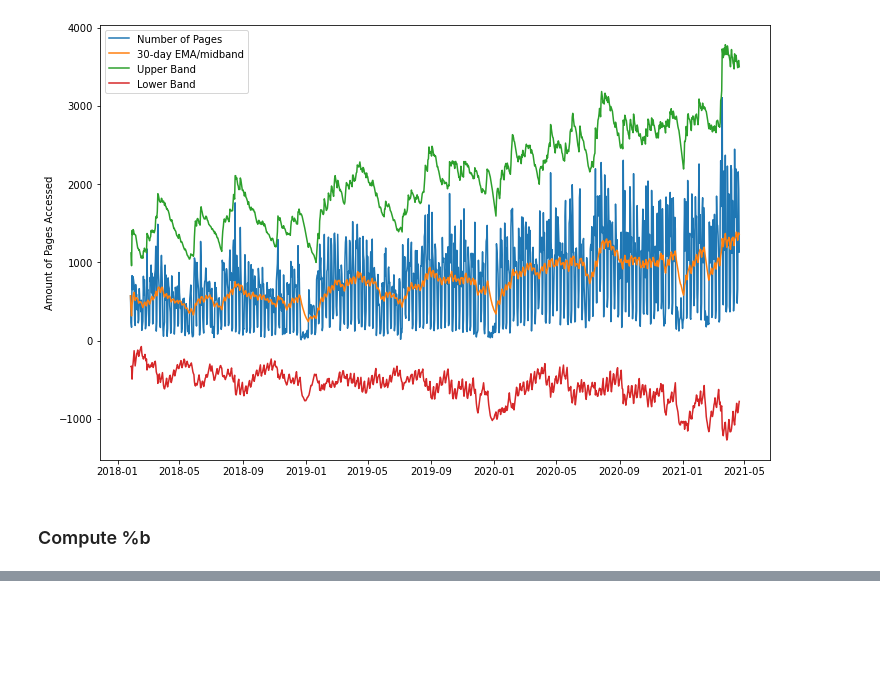
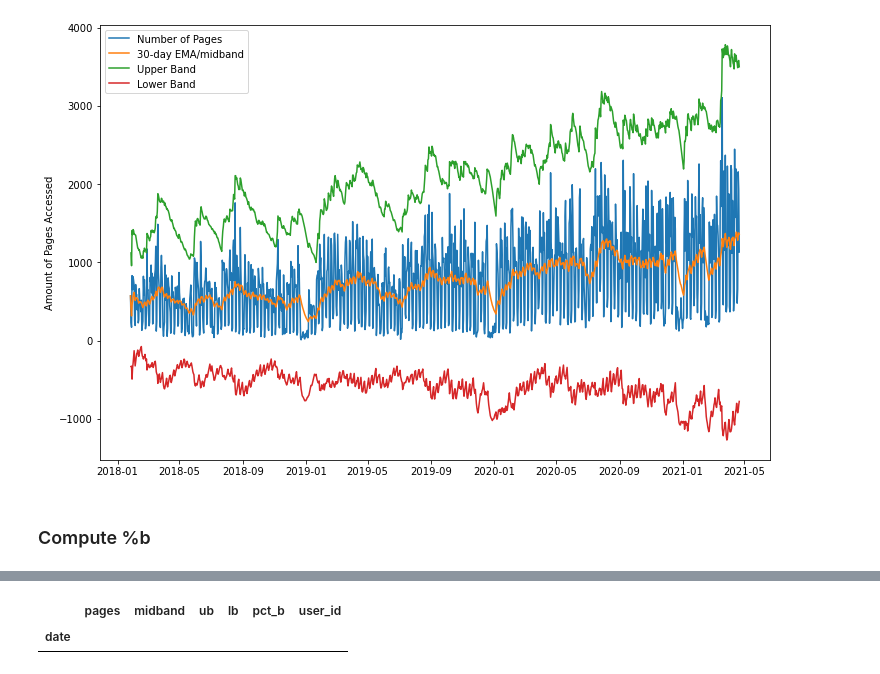
Before and after one commit to johngrinstead/anomaly-detection-exercises, a Jupyter notebook: time_series_anomaly_detection.ipynb, the cells around one changed output, grey strips where cells are left out. Cells and saved outputs as stored; diff of their text form; code cells hidden in the pictures; blank space fills up the shorter version.

```diff
--- a/time_series_anomaly_detection.ipynb
+++ b/time_series_anomaly_detection.ipynb
@@ -335,0 +490,5 @@ plt.show()
+# %%
+anomalies
+# %% [output]
+|  | pages | midband | ub | lb | pct_b | user_id |
+| date |  |  |  |  |  |  |
```
Also changed, not shown: parts of 19 cells of this notebook.
